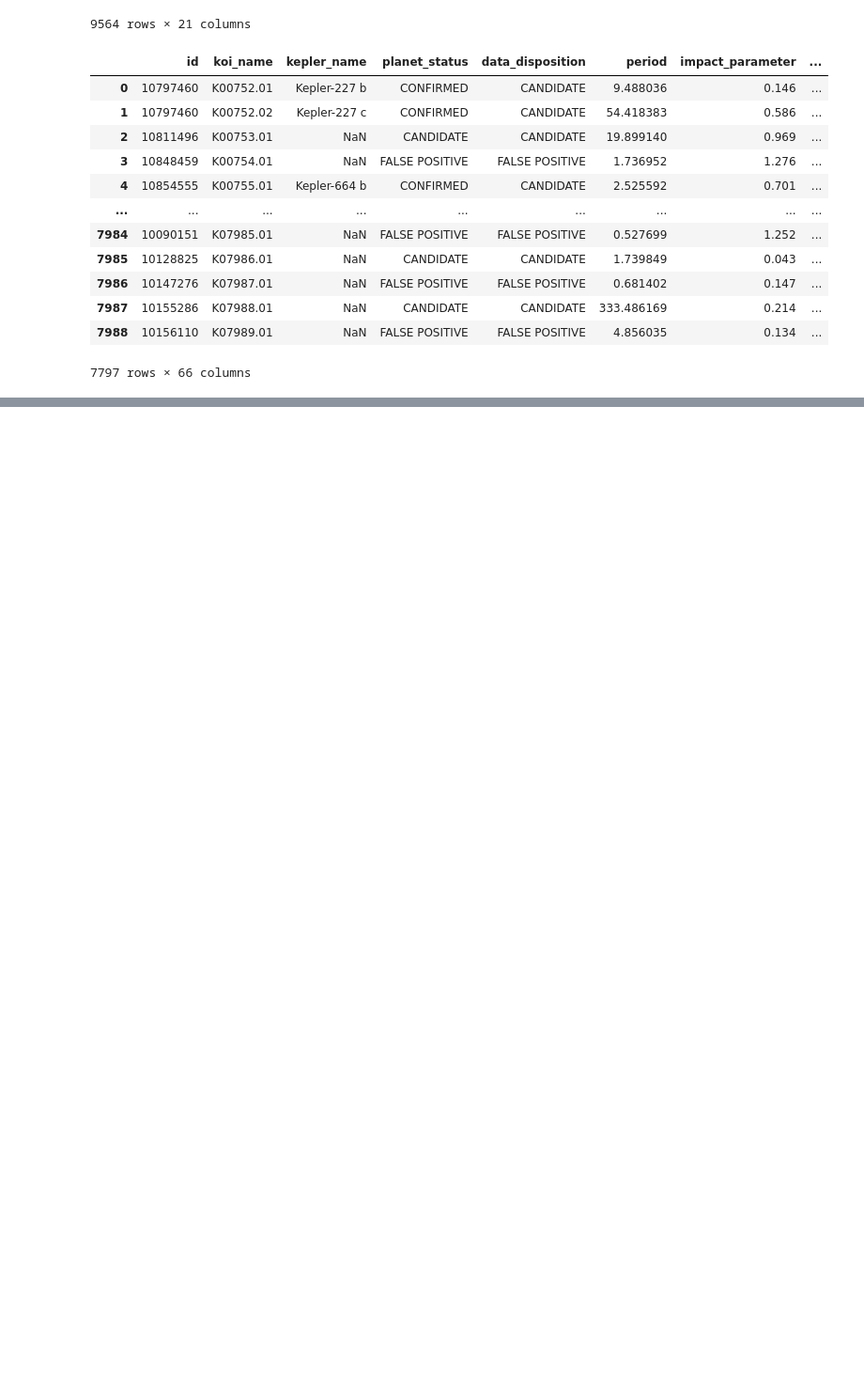
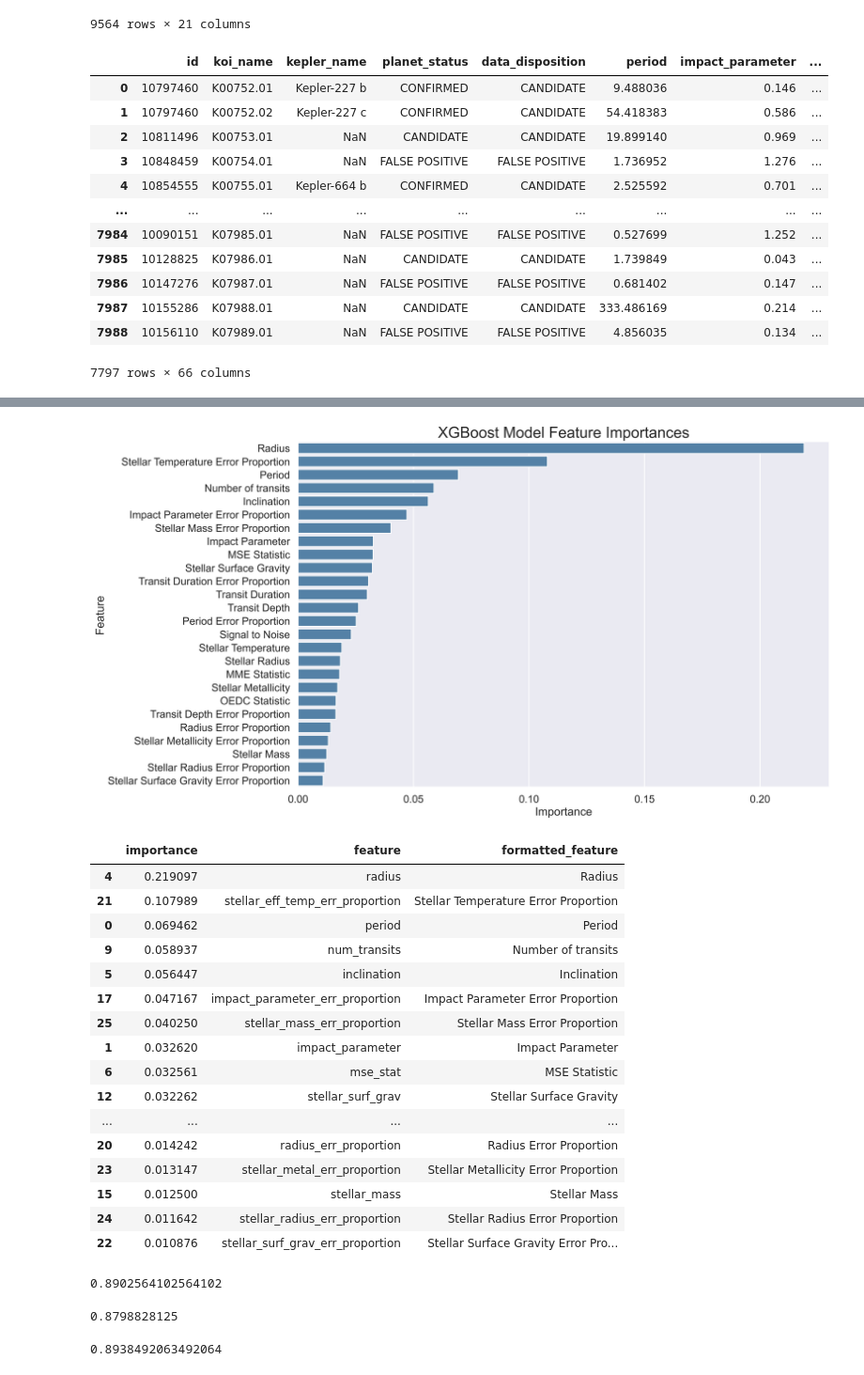
Before and after one commit to nathaniel-speiser/exoplanet-classification, a Jupyter notebook: Final Model tuning.ipynb, the cells around one changed output, grey strips where cells are left out. Shown at 94% size. Drawn from its saved outputs; the diff is of its cells as text; code cells hidden in the pictures; blank space fills up the shorter version.

```diff
--- a/Final Model tuning.ipynb
+++ b/Final Model tuning.ipynb
@@ -164,0 +340,48 @@ Mean validation roc_auc: 0.954
+# %%
+final_features_formatted=['Period',
+ 'Impact Parameter',
+ 'Transit Duration',
+ 'Transit Depth',
+ 'Radius',
+ 'Inclination',
+ 'MSE Statistic',
+ 'MME Statistic',
+ 'Signal to Noise',
+ 'Number of transits',
+ 'OEDC Statistic',
+ 'Stellar Temperature',
+ 'Stellar Surface Gravity',
+ 'Stellar Metallicity',
+ 'Stellar Radius',
+ 'Stellar Mass',
+ 'Period Error Proportion',
+ 'Impact Parameter Error Proportion',
+ 'Transit Duration Error Proportion',
+ 'Transit Depth Error Proportion',
+ 'Radius Error Proportion',
+ 'Stellar Temperature Error Proportion',
+ 'Stellar Surface Gravity Error Proportion',
+ 'Stellar Metallicity Error Proportion',
+ 'Stellar Radius Error Proportion',
+ 'Stellar Mass Error Proportion']
+# %%
+plot_feature_importance(final_model, final_features, final_features_formatted, 'XGBoost Model Feature Importances')
+# %% [output]
+[figure, added]
+|  | importance | feature | formatted_feature |
+| 4 | 0.219097 | radius | Radius |
+| 21 | 0.107989 | stellar_eff_temp_err_proportion | Stellar Temperature Error Proportion |
+| 0 | 0.069462 | period | Period |
+| 9 | 0.058937 | num_transits | Number of transits |
+| 5 | 0.056447 | inclination | Inclination |
+| 17 | 0.047167 | impact_parameter_err_proportion | Impact Parameter Error Proportion |
+| 25 | 0.040250 | stellar_mass_err_proportion | Stellar Mass Error Proportion |
+| 1 | 0.032620 | impact_parameter | Impact Parameter |
+| 6 | 0.032561 | mse_stat | MSE Statistic |
+| 12 | 0.032262 | stellar_surf_grav | Stellar Surface Gravity |
+| ... | ... | ... | ... |
+| 20 | 0.014242 | radius_err_proportion | Radius Error Proportion |
+| 23 | 0.013147 | stellar_metal_err_proportion | Stellar Metallicity Error Proportion |
+| 15 | 0.012500 | stellar_mass | Stellar Mass |
+| 24 | 0.011642 | stellar_radius_err_proportion | Stellar Radius Error Proportion |
+| 22 | 0.010876 | stellar_surf_grav_err_proportion | Stellar Surface Gravity Error Pro... |
@@ -164,0 +393,12 @@ Mean validation roc_auc: 0.954
+# %%
+accuracy_score(y_test,y_pred)
+# %% [output]
+0.8902564102564102
+# %%
+precision_score(y_test,y_pred)
+# %% [output]
+0.8798828125
+# %%
+f1_score(y_test, y_pred)
+# %% [output]
+0.8938492063492064
```
Also changed, not shown: parts of 32 cells of this notebook, 2 other files.
